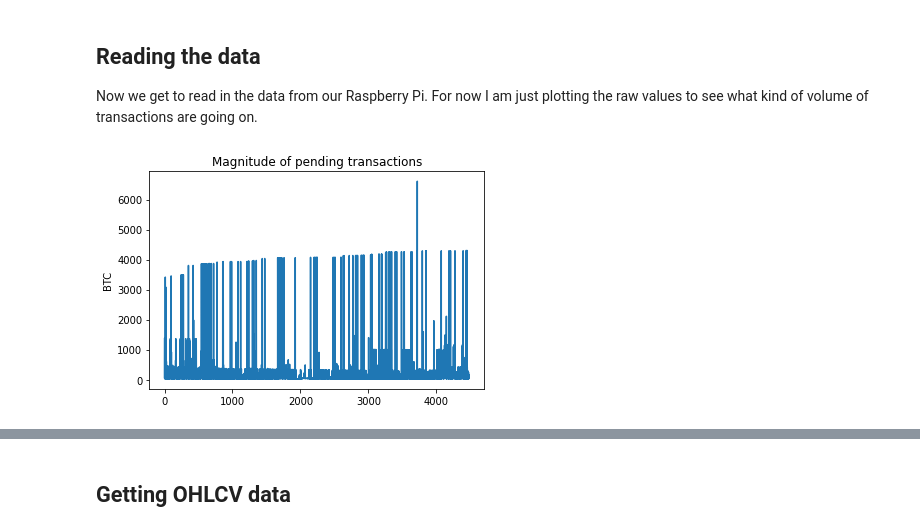
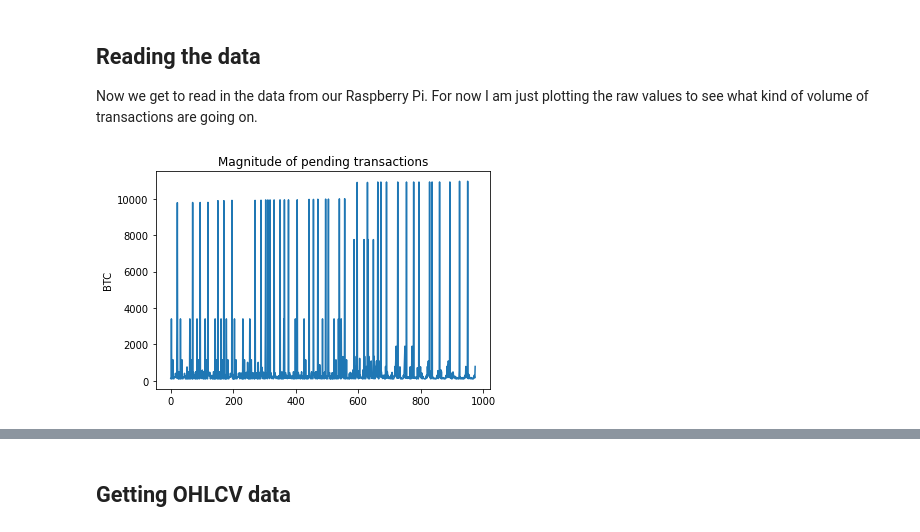
Before and after one commit to amberdata/evan-blog-posts, a Jupyter notebook: txn-mempool/notebooks/1.0-ea-analysis.ipynb, the cells around one changed output, grey strips where cells are left out. Saved outputs shown, nothing was run; the diff lists cells and outputs as text; code cells hidden in the pictures.

```diff
--- a/txn-mempool/notebooks/1.0-ea-analysis.ipynb
+++ b/txn-mempool/notebooks/1.0-ea-analysis.ipynb
@@ -51,18 +51,18 @@ api_key = get_key()
 Now we get to read in the data from our Raspberry Pi. For now I am just plotting the raw values to see what kind of volume of transactions are going on.
 # %%
 # read in the data from different sources
-results = pd.read_csv("../data/results_08-14_08-15.csv", sep='; ', engine='python')
+results = pd.read_csv("../data/results.csv", sep='; ', engine='python')
 
 # get the value of BTC per pending txn
 results["btc"] = results.value // 10**8
 # convert to timestamp
 results['timestamp'] = pd.to_datetime(results.timestamp, utc=True)
 
 # plot just to see if there are lots of whale activity
 results.btc.plot()
 plt.title("Magnitude of pending transactions")
 plt.ylabel("BTC")
 plt.savefig("../plots/mag_pending.png")
 plt.show()
 # %% [output]
-[figure, old version]
+[figure, new version]
```
Also changed, not shown: parts of 15 cells of this notebook, 3 other files.
